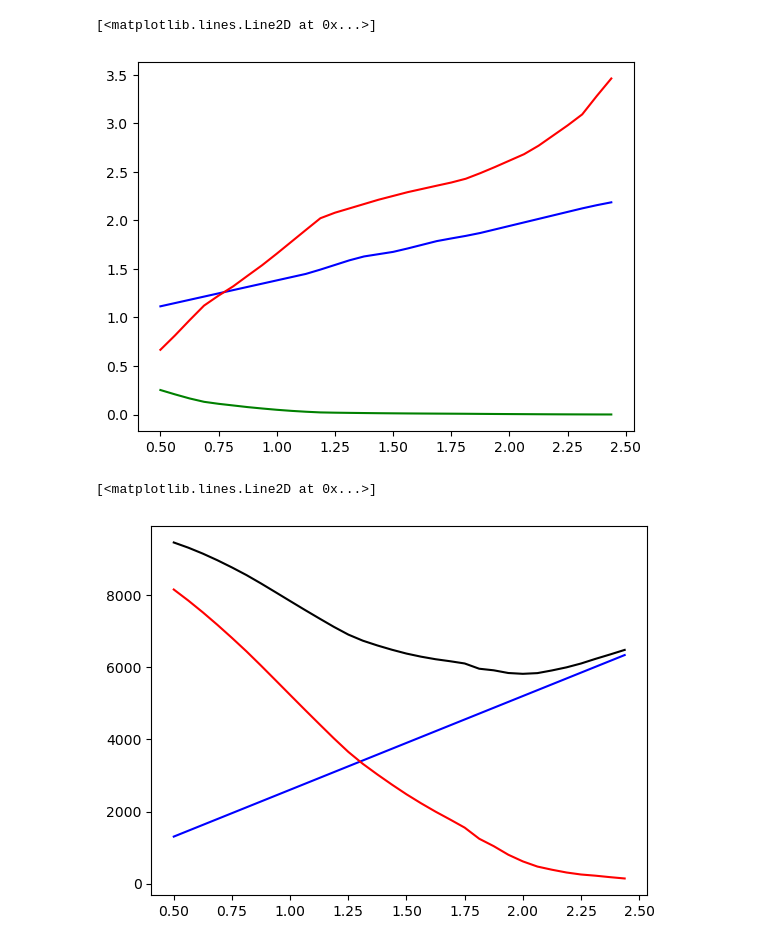
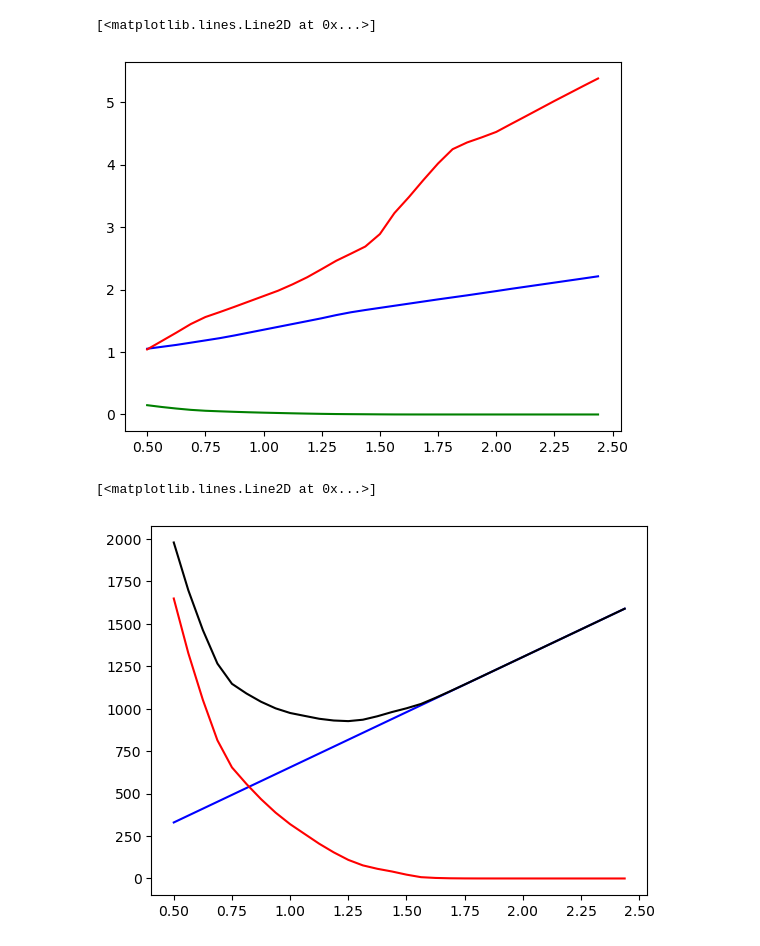
Before and after one commit to marlonsmathias/ANN_Slopes, a Jupyter notebook: cost_optimization.ipynb, the cells around one changed output. Saved outputs shown, nothing was run; the diff lists cells and outputs as text; code cells hidden in the pictures.

```diff
--- a/cost_optimization.ipynb
+++ b/cost_optimization.ipynb
@@ -54,0 +24,8 @@ r
+# %%
+c = 8.3; phi = 31.6; gamma = 15; c_cov = 30; phi_cov = 20; gamma_cov = 7
+H = 10; HV = 1/np.tan(35/180*np.pi)
+
+costs={'operation':5, 'escavation':13, 'failure1':20, 'failure2':10000, 'expansion':1.2}
+
+R = NN.run_model([c,phi,gamma,HV,H,c_cov,phi_cov,gamma_cov], costs=costs)
+R
@@ -55,23 +35,13 @@ r
 # %%
 HVs = np.arange(0.5,2.5,1./16)
+
+n_cases = len(HVs)
 
 #c = 8; phi = 28; gamma = 20; c_cov = 15; phi_cov = 26; gamma_cov = 9; H = 20
 c = 8.3; phi = 31.6; gamma = 15; c_cov = 30; phi_cov = 20; gamma_cov = 7; H = 10
 
-FSs = []
-betas = []
-PFs = []
-
-c_totals = []
-c_fails = []
-c_initials = []
-
-for hv in HVs:
-    c_total, r = estimate_cost(hv, H, c, phi, gamma, c_cov, phi_cov, gamma_cov)
-    FSs.append(r['FS'])
-    betas.append(r['beta'])
-    PFs.append(r['PF'])
-
-    c_totals.append(c_total)
-    c_fails.append(r['c_fail'])
-    c_initials.append(r['c_construction']+5)
+data_in = np.tile(np.array([c,phi,gamma,0,H,c_cov,phi_cov,gamma_cov]),(n_cases,1))
+data_in[:,3] = HVs
+# %%
+df = NN.run_model(data_in)
+df
@@ -78,14 +68,14 @@ for hv in HVs:
 # %%
-plt.plot(HVs,FSs,'b')
-plt.plot(HVs,betas,'r')
-plt.plot(HVs,PFs,'g')
+plt.plot(df['HV'],df['FS'],'b')
+plt.plot(df['HV'],df['beta'],'r')
+plt.plot(df['HV'],df['PF'],'g')
 # %% [output]
 [<matplotlib.lines.Line2D at 0x...>]
-[figure, old version]
+[figure, new version]
 # %%
-plt.plot(HVs,c_initials,'b')
-plt.plot(HVs,c_fails,'r')
-plt.plot(HVs,c_totals,'k')
+plt.plot(df['HV'],df['Cost_initial'],'b')
+plt.plot(df['HV'],df['Cost_fail'],'r')
+plt.plot(df['HV'],df['Cost_total'],'k')
 # %% [output]
 [<matplotlib.lines.Line2D at 0x...>]
-[figure, old version]
+[figure, new version]
```
Also changed, not shown: parts of 5 cells of this notebook, 9 other files.
